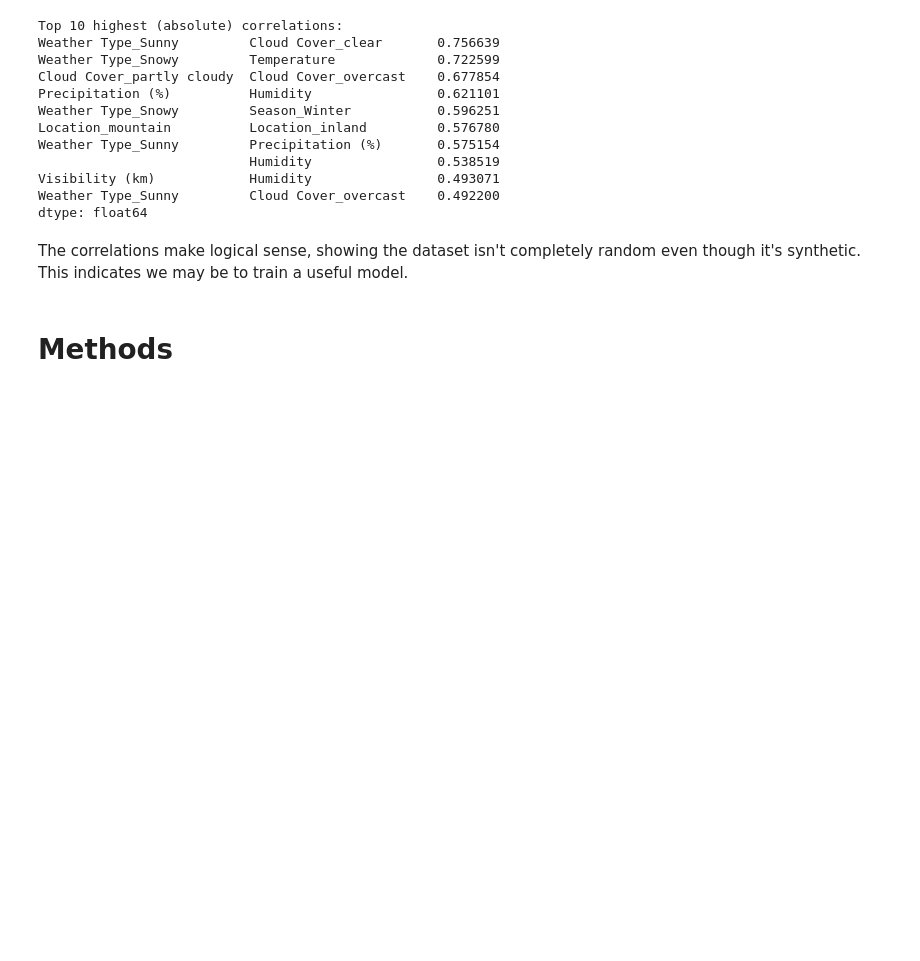
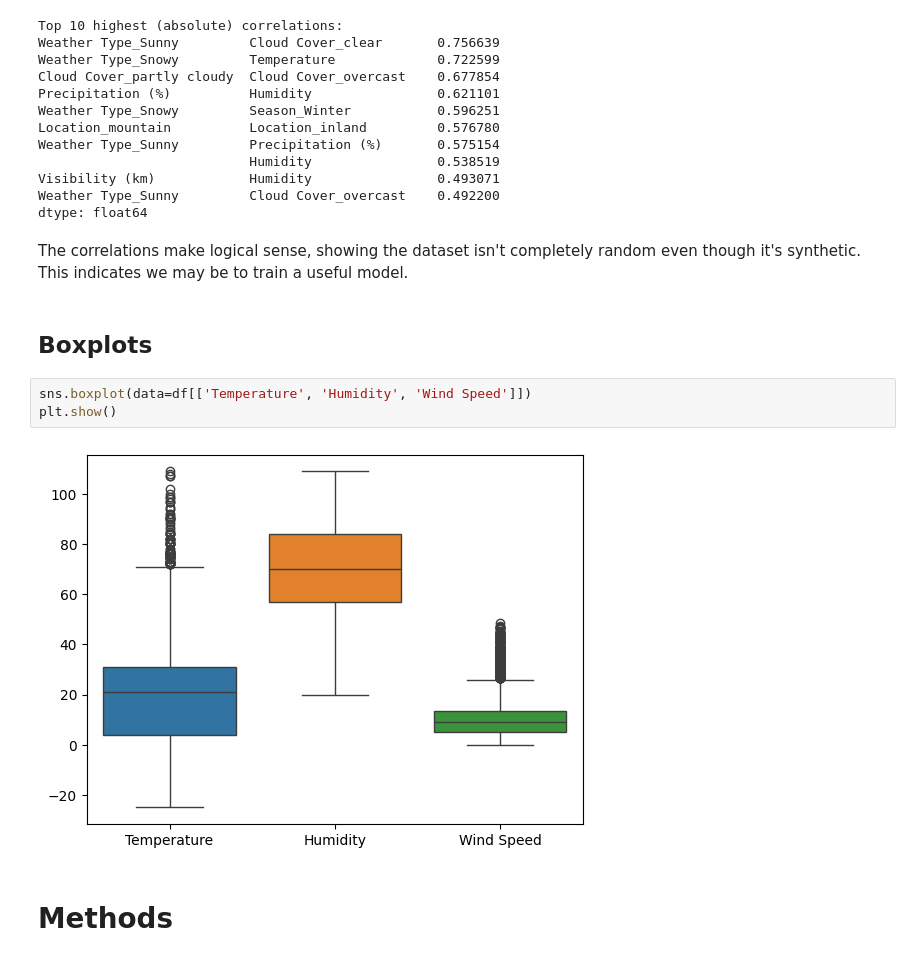
Before and after one commit to ajebril1/weather_prediction, a Jupyter notebook: finalproject.ipynb, the cells around one changed output. Saved outputs shown, nothing was run; the diff lists cells and outputs as text; blank space fills up the shorter version.

Commit message:
added boxplots

```diff
--- a/finalproject.ipynb
+++ b/finalproject.ipynb
@@ -167,6 +173,13 @@ Weather Type_Sunny         Cloud Cover_overcast    0.492200
 dtype: float64
 # %% [markdown]
 The correlations make logical sense, showing the dataset isn't completely random even though it's synthetic. This indicates we may be to train a useful model.
+# %% [markdown]
+## Boxplots
+# %%
+sns.boxplot(data=df[['Temperature', 'Humidity', 'Wind Speed']])
+plt.show()
+# %% [output]
+[figure, added]
 # %% [markdown]
 #  Methods
 # %% [markdown]
```
Also changed, not shown: parts of 1 cell of this notebook.
